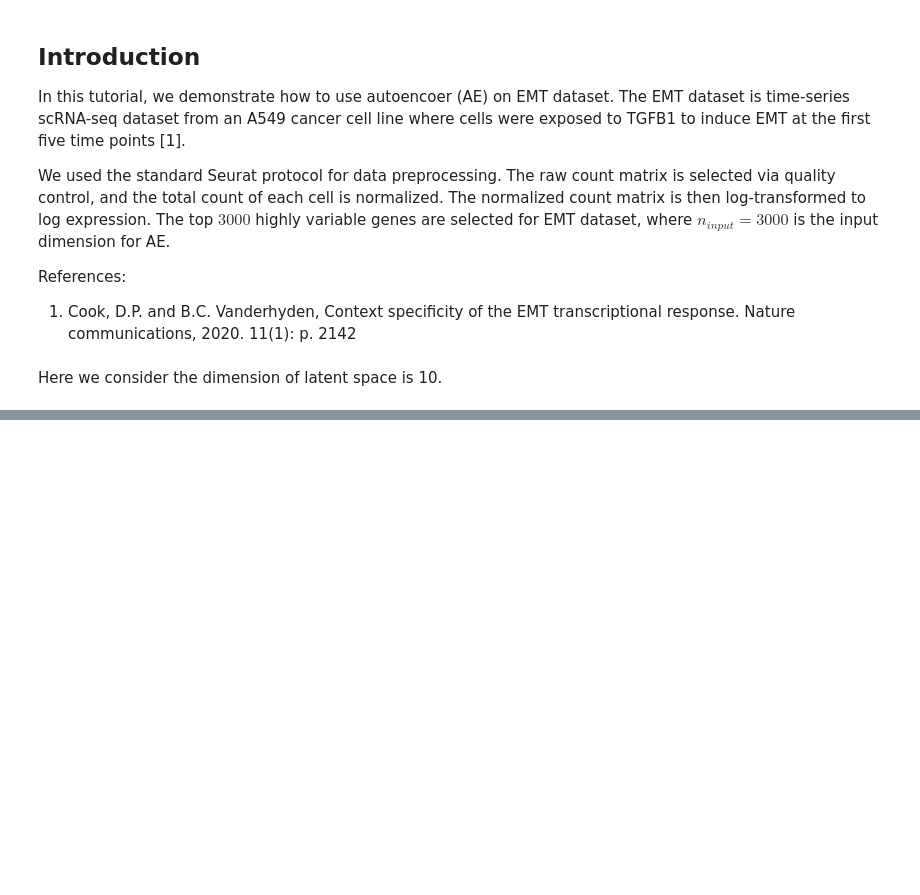
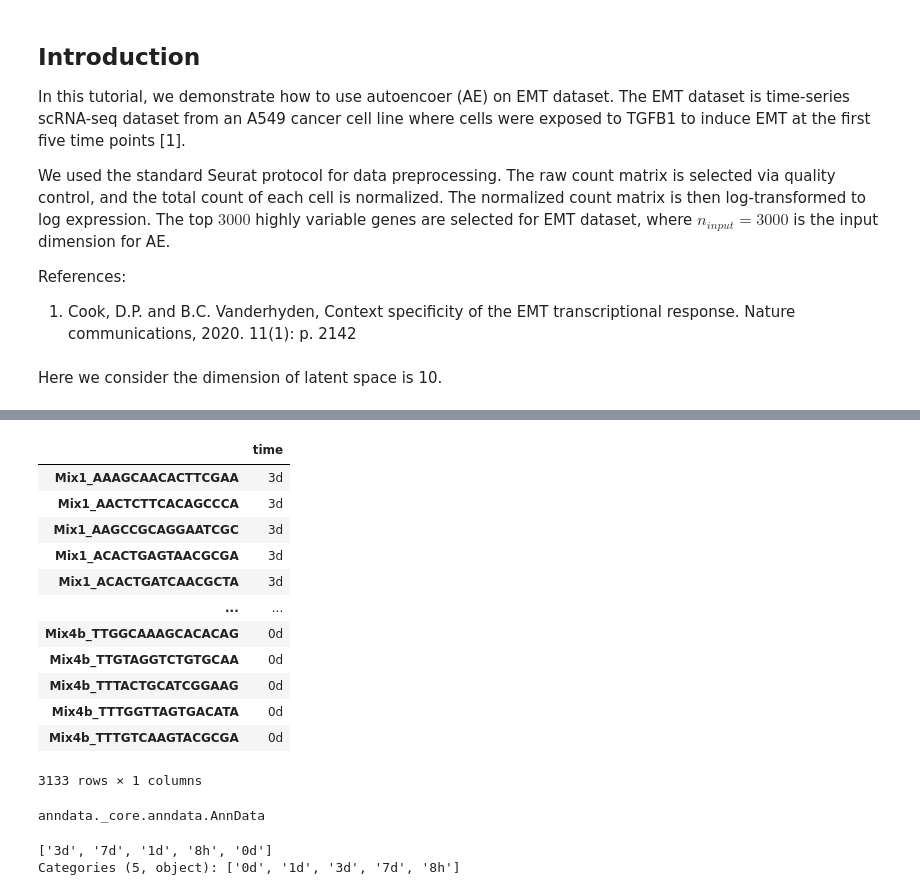
Before and after one commit to unither/TIGON, a Jupyter notebook: Notebooks/AE.ipynb, the cells around one changed output, grey strips where cells are left out. Cells and saved outputs as stored; diff of their text form; code cells hidden in the pictures; blank space fills up the shorter version.

```diff
--- a/Notebooks/AE.ipynb
+++ b/Notebooks/AE.ipynb
@@ -218,0 +230,4 @@ No artists with labels found to put in legend.  Note that artists whose label st
+# %%
+model.eval()
+with torch.no_grad():
+    X_latent_AE=model.get_latent_representation(torch.tensor(adata.X).type(torch.float32).to('cpu'))
@@ -218,0 +242,2 @@ No artists with labels found to put in legend.  Note that artists whose label st
+# %%
+adata.obsm['X_AE']=X_latent_AE.detach().cpu().numpy()
@@ -218,0 +260,20 @@ No artists with labels found to put in legend.  Note that artists whose label st
+# %%
+adata.obs
+# %% [output]
+|  | time |
+| Mix1_AAAGCAACACTTCGAA | 3d |
+| Mix1_AACTCTTCACAGCCCA | 3d |
+| Mix1_AAGCCGCAGGAATCGC | 3d |
+| Mix1_ACACTGAGTAACGCGA | 3d |
+| Mix1_ACACTGATCAACGCTA | 3d |
+| ... | ... |
+| Mix4b_TTGGCAAAGCACACAG | 0d |
+| Mix4b_TTGTAGGTCTGTGCAA | 0d |
+| Mix4b_TTTACTGCATCGGAAG | 0d |
+| Mix4b_TTTGGTTAGTGACATA | 0d |
+| Mix4b_TTTGTCAAGTACGCGA | 0d |
+3133 rows × 1 columns
+# %%
+type(adata)
+# %% [output]
+anndata._core.anndata.AnnData
@@ -218,0 +282,5 @@ No artists with labels found to put in legend.  Note that artists whose label st
+# %%
+adata.obs["time"].unique()
+# %% [output]
+['3d', '7d', '1d', '8h', '0d']
+Categories (5, object): ['0d', '1d', '3d', '7d', '8h']
```
Also changed, not shown: parts of 16 cells of this notebook.
